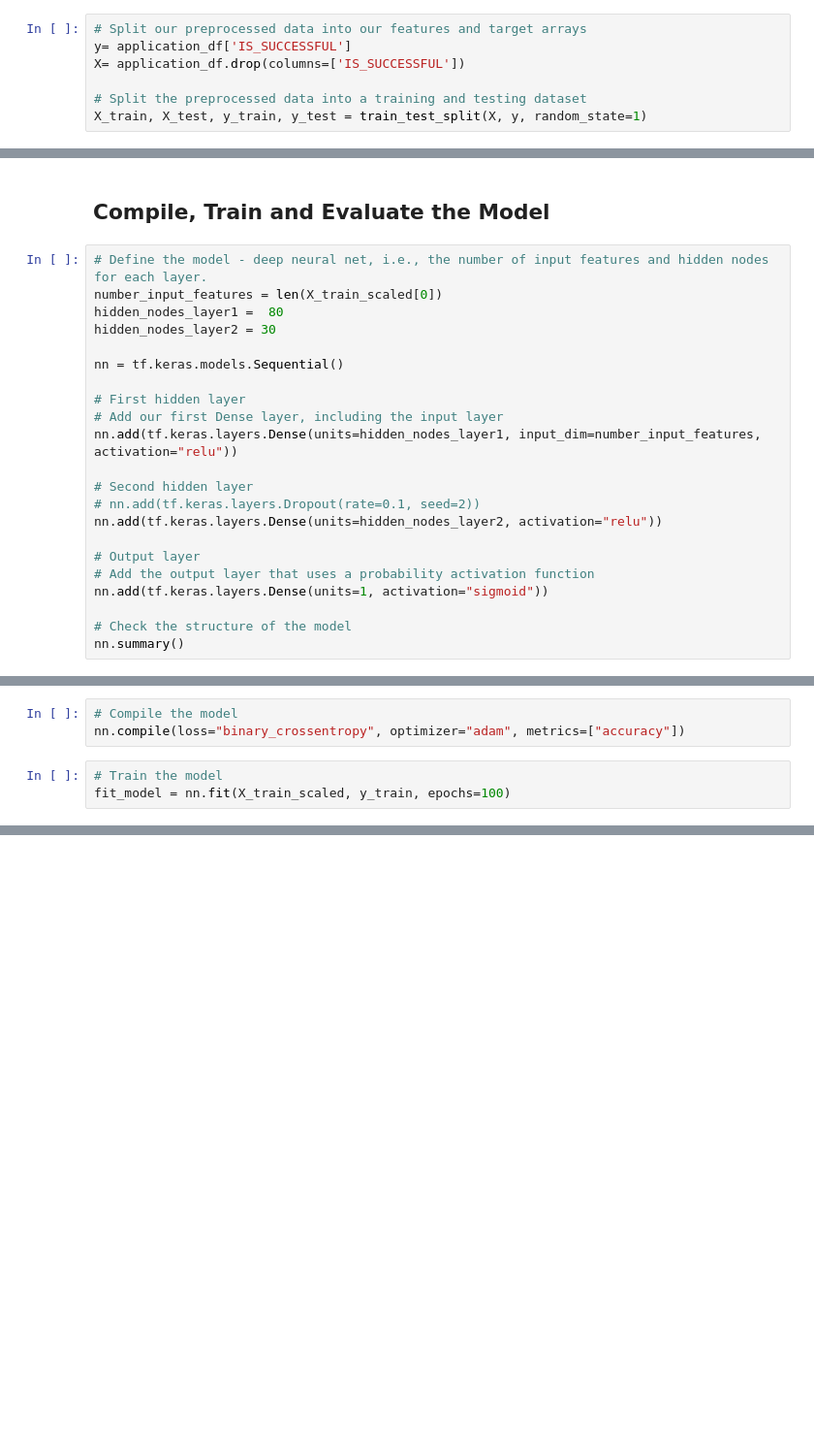
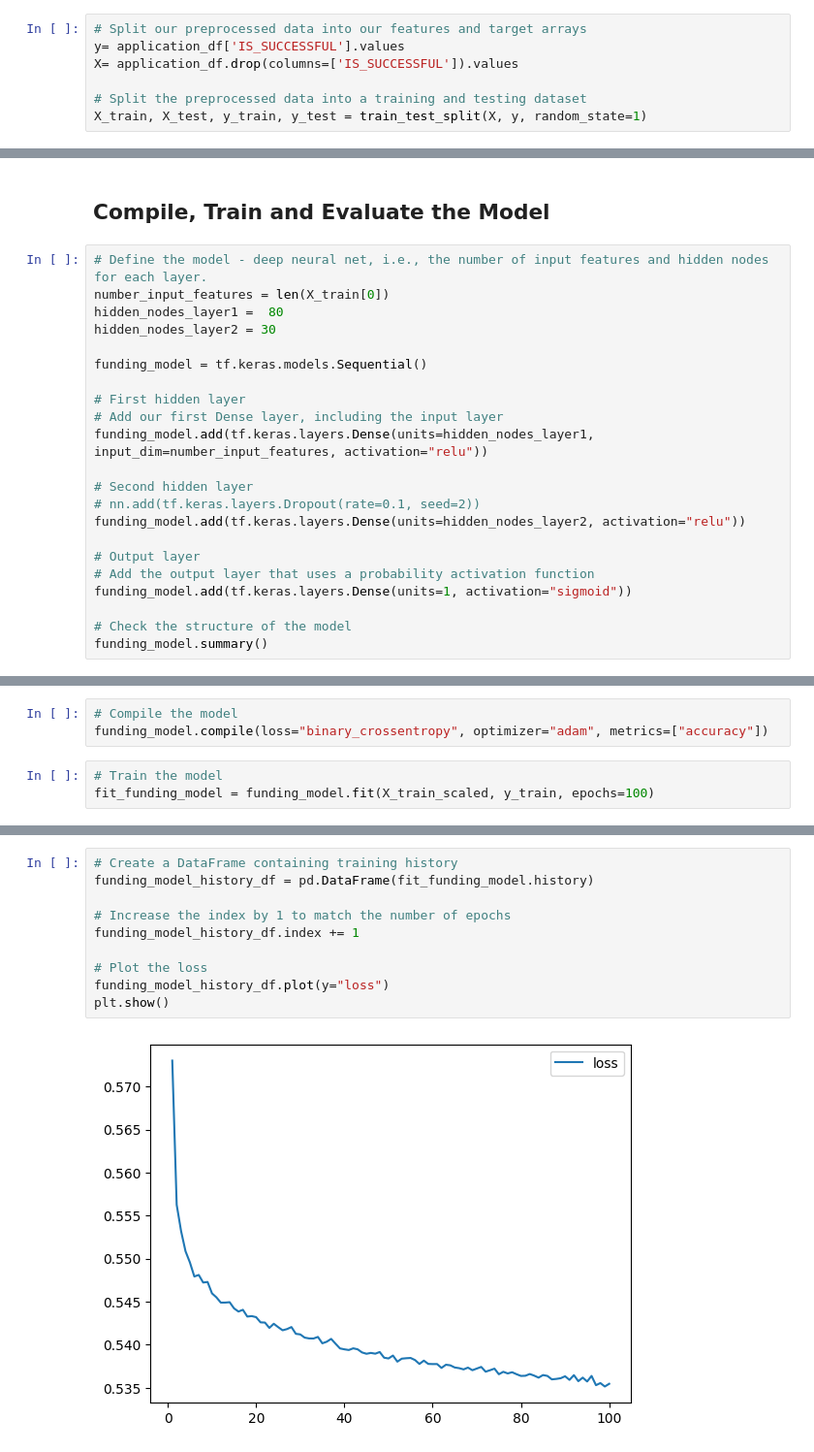
Before and after one commit to SandraBotica/deep-learning-challenge, a Jupyter notebook: Starter_Code.ipynb, the cells around one changed output, grey strips where cells are left out. Shown: that part at 97% size. Saved outputs shown, nothing was run; the diff lists cells and outputs as text; blank space fills up the shorter version.

```diff
--- a/Starter_Code.ipynb
+++ b/Starter_Code.ipynb
@@ -221,8 +213,8 @@ application_df.head()
 5 rows × 44 columns
 # %%
 # Split our preprocessed data into our features and target arrays
-y= application_df['IS_SUCCESSFUL']
-X= application_df.drop(columns=['IS_SUCCESSFUL'])
+y= application_df['IS_SUCCESSFUL'].values
+X= application_df.drop(columns=['IS_SUCCESSFUL']).values
 
 # Split the preprocessed data into a training and testing dataset
 X_train, X_test, y_train, y_test = train_test_split(X, y, random_state=1)
@@ -282,24 +256,24 @@ array([[ 0.01079982, -0.02957055, -0.08940766, -0.12358845, -0.17846338,
 ## Compile, Train and Evaluate the Model
 # %%
 # Define the model - deep neural net, i.e., the number of input features and hidden nodes for each layer.
-number_input_features = len(X_train_scaled[0])
+number_input_features = len(X_train[0])
 hidden_nodes_layer1 =  80
 hidden_nodes_layer2 = 30
 
-nn = tf.keras.models.Sequential()
+funding_model = tf.keras.models.Sequential()
 
 # First hidden layer
 # Add our first Dense layer, including the input layer
-nn.add(tf.keras.layers.Dense(units=hidden_nodes_layer1, input_dim=number_input_features, activation="relu"))
+funding_model.add(tf.keras.layers.Dense(units=hidden_nodes_layer1, input_dim=number_input_features, activation="relu"))
 
 # Second hidden layer
 # nn.add(tf.keras.layers.Dropout(rate=0.1, seed=2))
-nn.add(tf.keras.layers.Dense(units=hidden_nodes_layer2, activation="relu"))
+funding_model.add(tf.keras.layers.Dense(units=hidden_nodes_layer2, activation="relu"))
 
 # Output layer
 # Add the output layer that uses a probability activation function
-nn.add(tf.keras.layers.Dense(units=1, activation="sigmoid"))
+funding_model.add(tf.keras.layers.Dense(units=1, activation="sigmoid"))
 
 # Check the structure of the model
-nn.summary()
+funding_model.summary()
 # %% [output]
@@ -320,9 +294,9 @@ Non-trainable params: 0
 _________________________________________________________________
 # %%
 # Compile the model
-nn.compile(loss="binary_crossentropy", optimizer="adam", metrics=["accuracy"])
+funding_model.compile(loss="binary_crossentropy", optimizer="adam", metrics=["accuracy"])
 # %%
 # Train the model
-fit_model = nn.fit(X_train_scaled, y_train, epochs=100)
+fit_funding_model = funding_model.fit(X_train_scaled, y_train, epochs=100)
 # %% [output]
 Epoch 1/100
@@ -344,0 +319,12 @@ Epoch 100/100
+# %%
+# Create a DataFrame containing training history
+funding_model_history_df = pd.DataFrame(fit_funding_model.history)
+
+# Increase the index by 1 to match the number of epochs
+funding_model_history_df.index += 1
+
+# Plot the loss
+funding_model_history_df.plot(y="loss")
+plt.show()
+# %% [output]
+[figure, added]
```
Also changed, not shown: parts of 10 cells of this notebook, 1 other file.
